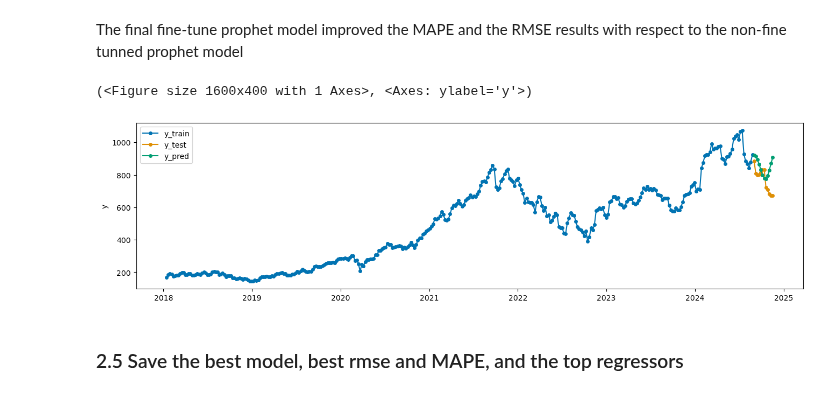
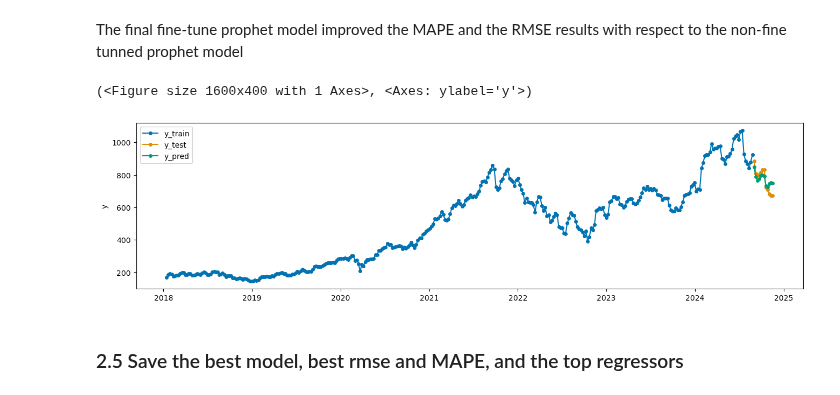
Before and after one commit to mbarriola96/stock_prices_forecasting, a Jupyter notebook: 05_modelling.ipynb, the cells around one changed output. Cells and saved outputs as stored; diff of their text form; code cells hidden in the pictures.

```diff
--- a/05_modelling.ipynb
+++ b/05_modelling.ipynb
@@ -737,12 +737,12 @@ for combination in param_combinations:
         # Make predictions
         future = test_data_prophet.reset_index()[[column for column in test_data_prophet.reset_index() if column != 'y']]
         forecast = model.predict(future)
-        forecast_filtered = forecast[['ds', 'yhat']].set_index('ds').rename(columns={'yhat': 'Close'})[-test_weeks:]
+        forecast = forecast[['ds', 'yhat']].set_index('ds').rename(columns={'yhat': 'Close'})[-test_weeks:]
 
         # Calculate MAPE and RMSE
         actuals = test_data_prophet['y']
         actuals.index = test_data_prophet['ds']
-        predictions = forecast_filtered['Close']
+        predictions = forecast['Close']
 
         common_index = actuals.index.intersection(predictions.index)
         mape = mean_absolute_percentage_error(actuals.loc[common_index], predictions.loc[common_index]) * 100
@@ -776,7 +776,7 @@ model.fit(train_data_prophet)
 
 future = model.make_future_dataframe(periods=test_weeks, freq='W')
 forecast = model.predict(future)
-forecast_filtered = forecast[['ds', 'yhat']].set_index('ds').rename(columns={'yhat': 'Close'})[-test_weeks:]
+forecast = forecast[['ds', 'yhat']].set_index('ds').rename(columns={'yhat': 'Close'})[-test_weeks:]
 
 # Ensure 'ds' is the index for train and test datasets
 train_data_prophet_plot = train_data_prophet.set_index('ds')
@@ -785,7 +785,7 @@ test_data_prophet_plot = test_data_prophet.set_index('ds')
 plot_series(
     train_data_prophet_plot['y'][-500:],  # Last 500 points of training data
     test_data_prophet_plot['y'],
-    forecast_filtered['Close'],
+    best_forecast['Close'],
     labels=["y_train", "y_test", "y_pred"]
 )
 plt.title("Forecasting for ASML")
@@ -835,13 +835,13 @@ The final fine-tune prophet model improved the MAPE and the RMSE results with re
 # %%
 plot_series(
     train_data_prophet_plot['y'][-500:],  # Last 500 points of training data
     test_data_prophet_plot['y'],
-    forecast_filtered['Close'],
+    best_forecast['Close'],
     labels=["y_train", "y_test", "y_pred"]
 )
 # %% [output]
 (<Figure size 1600x400 with 1 Axes>, <Axes: ylabel='y'>)
-[figure, old version]
+[figure, new version]
 # %% [markdown]
 ### 2.5 Save the best model, best rmse and MAPE, and the top regressors
 # %% [markdown]
```
Also changed, not shown: parts of 5 cells of this notebook, 5 other files.
